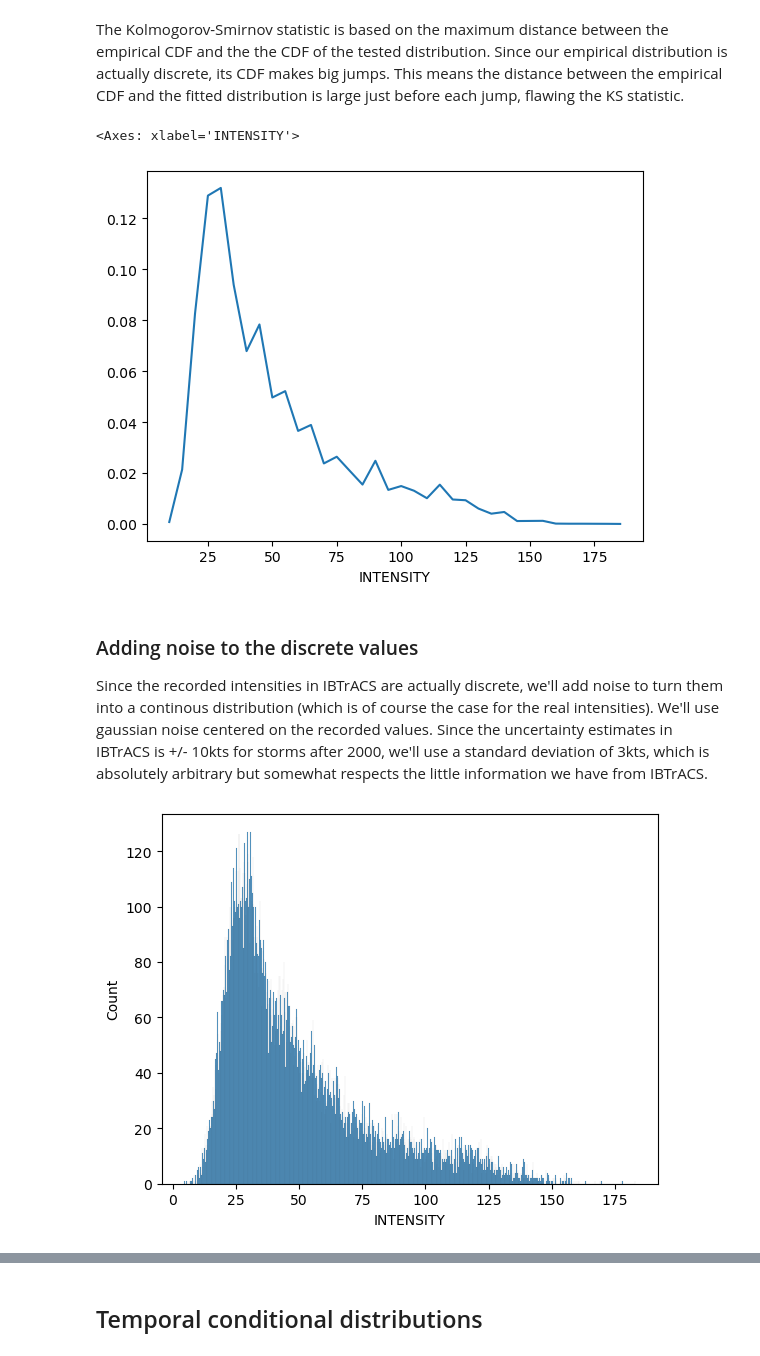
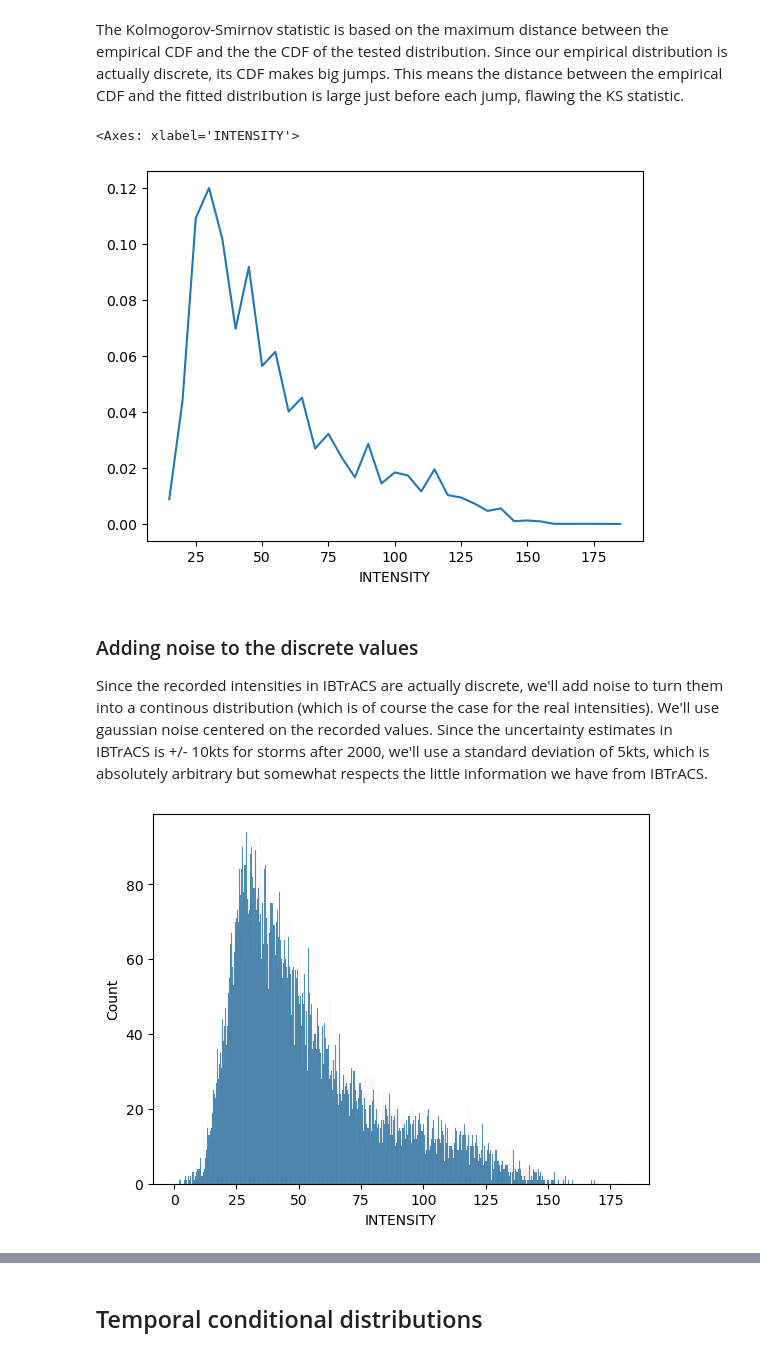
Before and after one commit to dauvillc/tc_probabilistic_forecasting, a Jupyter notebook: notebooks/explore_tcir.ipynb, the cells around one changed output, grey strips where cells are left out. Drawn from its saved outputs; the diff is of its cells as text; code cells hidden in the pictures.

```diff
--- a/notebooks/explore_tcir.ipynb
+++ b/notebooks/explore_tcir.ipynb
@@ -18,10 +19,10 @@ rng = np.random.default_rng(42)
 # %%
 with open("config.yml", 'r') as cfg_file:
     cfg = yaml.safe_load(cfg_file)
-_TCIR_INFO_PATH_ = cfg['paths']['tcir_info_preprocessed']
+_TCIR_INFO_PATH_ = Path(cfg['paths']['tcir_preprocessed_dir'])
 # %% [markdown]
 # Loading
 # %%
-tcir_info = pd.read_csv(_TCIR_INFO_PATH_)
+tcir_info = pd.read_csv(_TCIR_INFO_PATH_ / "train/info.csv", index_col=0)
 tcir_info.head()
 # %% [output]
@@ -34,3 +36,7 @@ tcir_info.head()
+# %%
+info_mean = pd.read_csv(_TCIR_INFO_PATH_ / "info_mean.csv", header=None, index_col=0).squeeze("columns")
+info_std = pd.read_csv(_TCIR_INFO_PATH_ / "info_std.csv", header=None, index_col=0).squeeze("columns")
+tcir_info = tcir_info * info_std + info_mean
 # %% [markdown]
 # Intensity distribution
 # %% [markdown]
@@ -88,14 +94,14 @@ epdf = epdf / epdf.sum()
 epdf.plot()
 # %% [output]
 <Axes: xlabel='INTENSITY'>
-[figure, old version]
+[figure, new version]
 # %% [markdown]
 ### Adding noise to the discrete values
-Since the recorded intensities in IBTrACS are actually discrete, we'll add noise to turn them into a continous distribution (which is of course the case for the real intensities). We'll use gaussian noise centered on the recorded values. Since the uncertainty estimates in IBTrACS is +/- 10kts for storms after 2000, we'll use a standard deviation of 3kts, which is absolutely arbitrary but somewhat respects the little information we have from IBTrACS.
+Since the recorded intensities in IBTrACS are actually discrete, we'll add noise to turn them into a continous distribution (which is of course the case for the real intensities). We'll use gaussian noise centered on the recorded values. Since the uncertainty estimates in IBTrACS is +/- 10kts for storms after 2000, we'll use a standard deviation of 5kts, which is absolutely arbitrary but somewhat respects the little information we have from IBTrACS.
 # %%
-noised_ws = tcir_info['INTENSITY'] + rng.normal(0, 3, tcir_info['INTENSITY'].shape)
+noised_ws = tcir_info['INTENSITY'] + rng.normal(0, 5, tcir_info['INTENSITY'].shape)
 sns.histplot(x=noised_ws, bins=1000)
 plt.show()
 # %% [output]
-[figure, old version]
+[figure, new version]
 # %%
```
Also changed, not shown: parts of 10 cells of this notebook.
